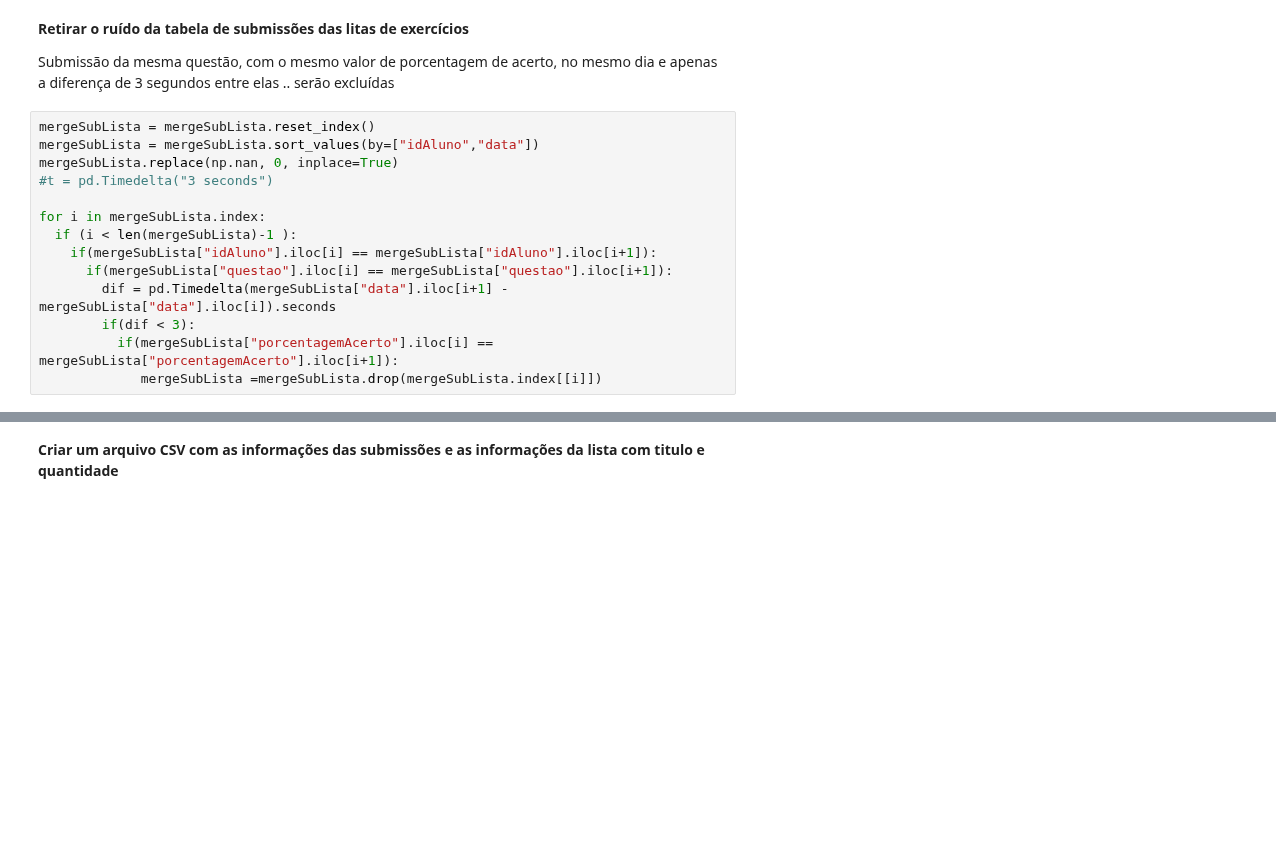
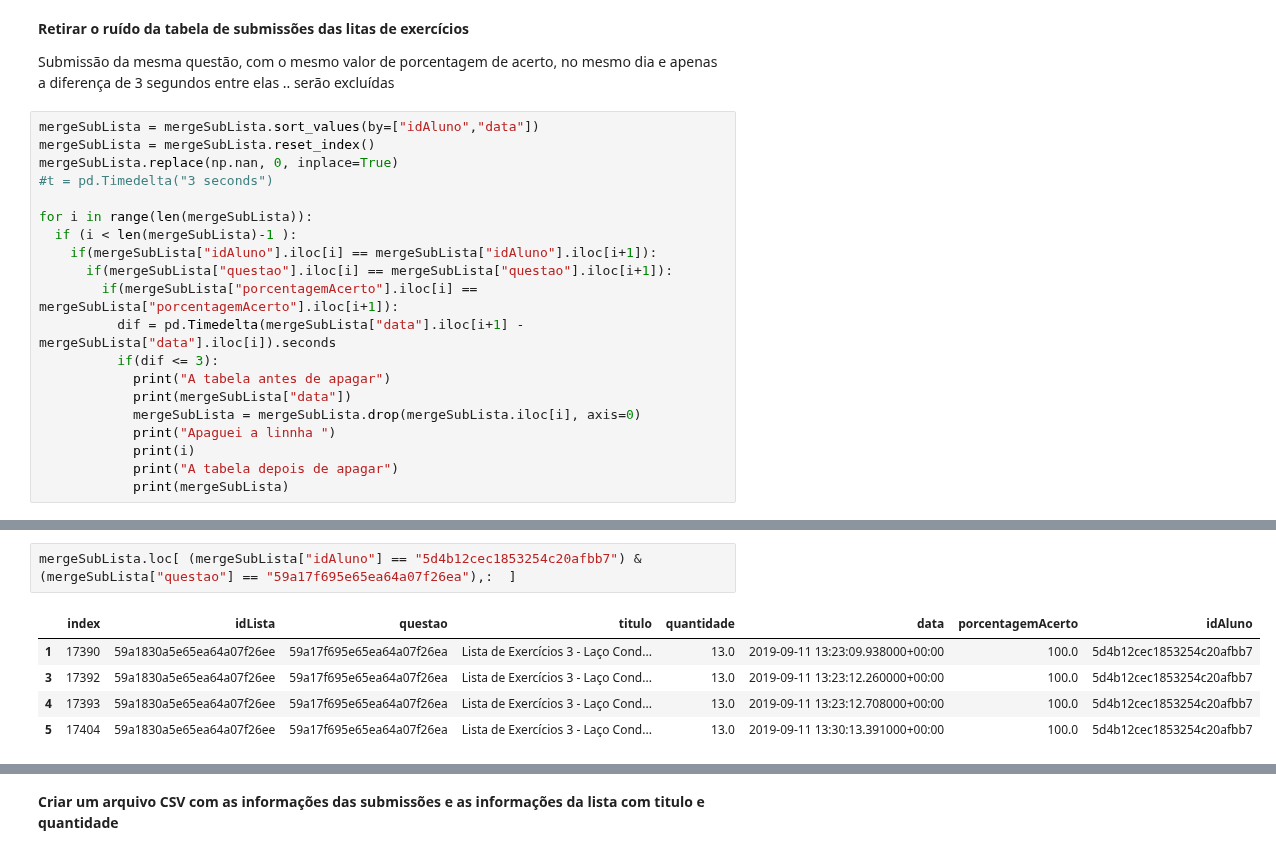
Before and after one commit to repitta/CienciaDeDadosEducacionais, a Jupyter notebook: pre-processoLOP.ipynb, the cells around one changed output, grey strips where cells are left out. Saved outputs shown, nothing was run; the diff lists cells and outputs as text; blank space fills up the shorter version.

```diff
--- a/pre-processoLOP.ipynb
+++ b/pre-processoLOP.ipynb
@@ -432,16 +488,22 @@ print(mergeSubLista.shape)
 <p>
 Submissão da mesma questão, com o mesmo valor de porcentagem de acerto, no mesmo dia e apenas a diferença de 3 segundos entre elas .. serão excluídas
 # %%
+mergeSubLista = mergeSubLista.sort_values(by=["idAluno","data"])
 mergeSubLista = mergeSubLista.reset_index()
-mergeSubLista = mergeSubLista.sort_values(by=["idAluno","data"])
 mergeSubLista.replace(np.nan, 0, inplace=True)
 #t = pd.Timedelta("3 seconds")
 
-for i in mergeSubLista.index:
+for i in range(len(mergeSubLista)):
   if (i < len(mergeSubLista)-1 ):
     if(mergeSubLista["idAluno"].iloc[i] == mergeSubLista["idAluno"].iloc[i+1]):
       if(mergeSubLista["questao"].iloc[i] == mergeSubLista["questao"].iloc[i+1]):
-        dif = pd.Timedelta(mergeSubLista["data"].iloc[i+1] - mergeSubLista["data"].iloc[i]).seconds
-        if(dif < 3):
-          if(mergeSubLista["porcentagemAcerto"].iloc[i] == mergeSubLista["porcentagemAcerto"].iloc[i+1]):
-             mergeSubLista =mergeSubLista.drop(mergeSubLista.index[[i]])
+        if(mergeSubLista["porcentagemAcerto"].iloc[i] == mergeSubLista["porcentagemAcerto"].iloc[i+1]):
+          dif = pd.Timedelta(mergeSubLista["data"].iloc[i+1] - mergeSubLista["data"].iloc[i]).seconds
+          if(dif <= 3):
+            print("A tabela antes de apagar")
+            print(mergeSubLista["data"])
+            mergeSubLista = mergeSubLista.drop(mergeSubLista.iloc[i], axis=0)
+            print("Apaguei a linnha ")
+            print(i)
+            print("A tabela depois de apagar")
+            print(mergeSubLista)
@@ -448,2 +520,10 @@ for i in mergeSubLista.index:
+# %%
+mergeSubLista.loc[ (mergeSubLista["idAluno"] == "5d4b12cec1853254c20afbb7") & (mergeSubLista["questao"] == "59a17f695e65ea64a07f26ea"),:  ]
+# %% [output]
+|  | index | idLista | questao | titulo | quantidade | data | porcentagemAcerto | idAluno |
+| 1 | 17390 | 59a1830a5e65ea64a07f26ee | 59a17f695e65ea64a07f26ea | Lista de Exercícios 3 - Laço Cond... | 13.0 | 2019-09-11 13:23:09.938000+00:00 | 100.0 | 5d4b12cec1853254c20afbb7 |
+| 3 | 17392 | 59a1830a5e65ea64a07f26ee | 59a17f695e65ea64a07f26ea | Lista de Exercícios 3 - Laço Cond... | 13.0 | 2019-09-11 13:23:12.260000+00:00 | 100.0 | 5d4b12cec1853254c20afbb7 |
+| 4 | 17393 | 59a1830a5e65ea64a07f26ee | 59a17f695e65ea64a07f26ea | Lista de Exercícios 3 - Laço Cond... | 13.0 | 2019-09-11 13:23:12.708000+00:00 | 100.0 | 5d4b12cec1853254c20afbb7 |
+| 5 | 17404 | 59a1830a5e65ea64a07f26ee | 59a17f695e65ea64a07f26ea | Lista de Exercícios 3 - Laço Cond... | 13.0 | 2019-09-11 13:30:13.391000+00:00 | 100.0 | 5d4b12cec1853254c20afbb7 |
 # %%
 mergeSubLista.info()
```
Also changed, not shown: parts of 7 cells of this notebook.
